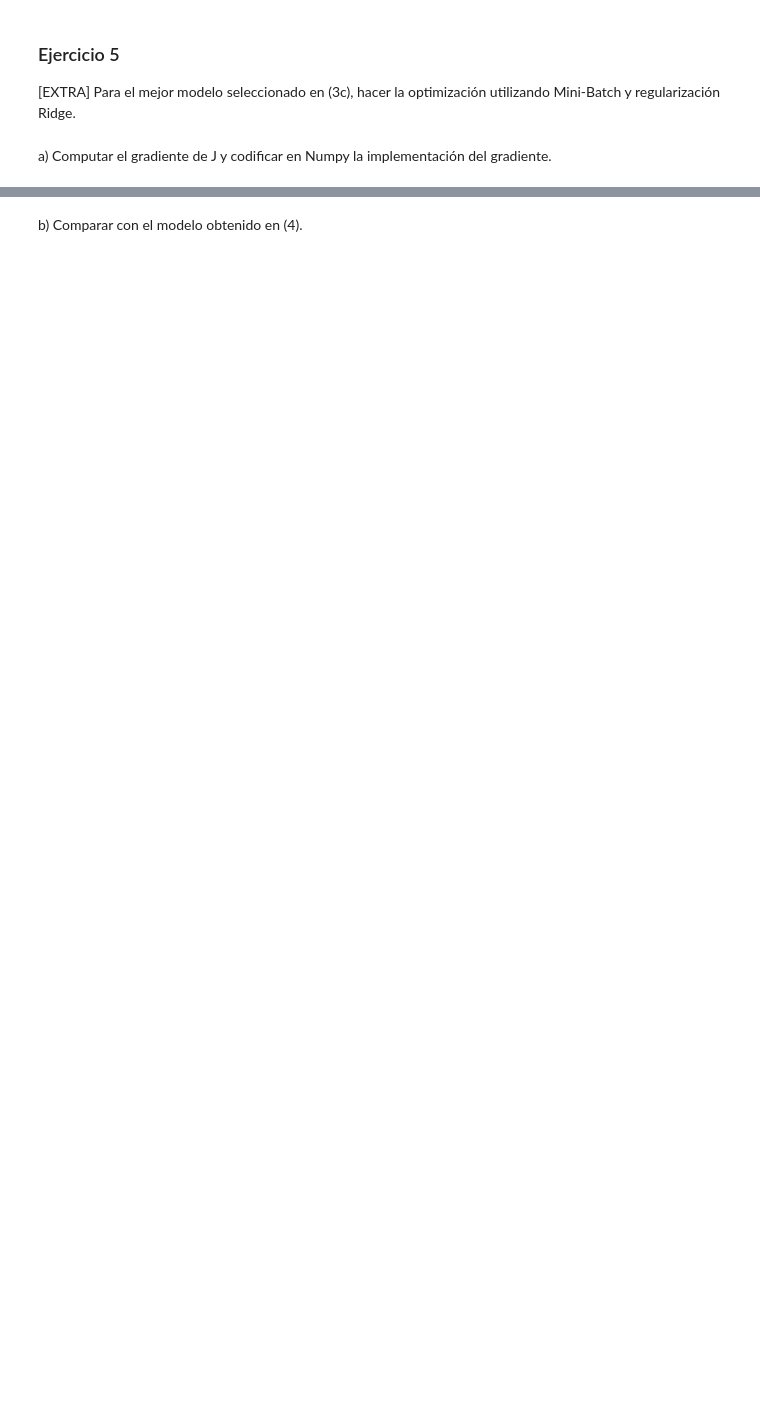
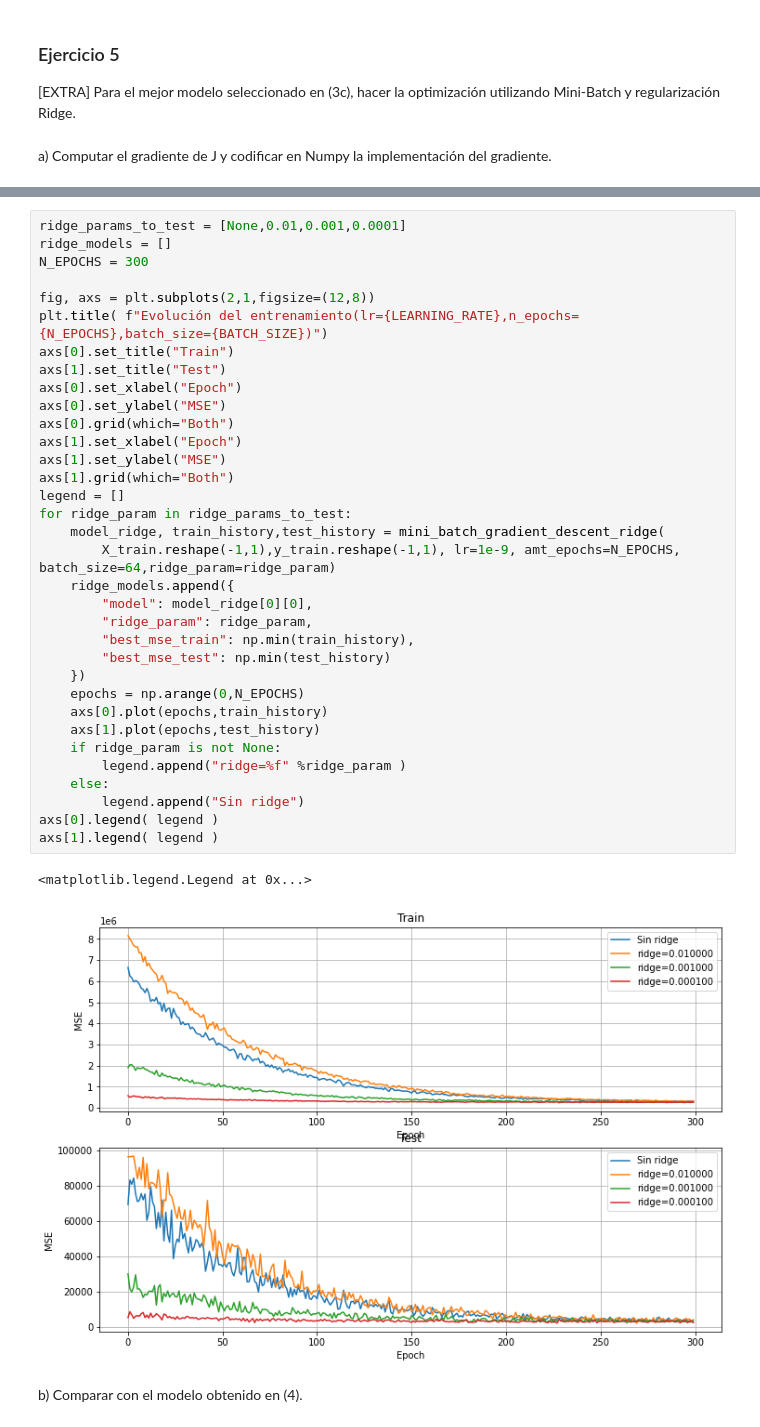
Before and after one commit to nhorro/ceai2020, a Jupyter notebook: intro_ai/clase_8_evaluacion/evaluacion.ipynb, the cells around one changed output, grey strips where cells are left out. Cells and saved outputs as stored; diff of their text form; blank space fills up the shorter version.

```diff
--- a/intro_ai/clase_8_evaluacion/evaluacion.ipynb
+++ b/intro_ai/clase_8_evaluacion/evaluacion.ipynb
@@ -435,2 +516,39 @@ a) Computar el gradiente de J y codificar en Numpy la implementación del gradie
+# %%
+ridge_params_to_test = [None,0.01,0.001,0.0001]
+ridge_models = []
+N_EPOCHS = 300
+
+fig, axs = plt.subplots(2,1,figsize=(12,8))
+plt.title( f"Evolución del entrenamiento(lr={LEARNING_RATE},n_epochs={N_EPOCHS},batch_size={BATCH_SIZE})")
+axs[0].set_title("Train")
+axs[1].set_title("Test")
+axs[0].set_xlabel("Epoch")
+axs[0].set_ylabel("MSE")
+axs[0].grid(which="Both")
+axs[1].set_xlabel("Epoch")
+axs[1].set_ylabel("MSE")
+axs[1].grid(which="Both")
+legend = []
+for ridge_param in ridge_params_to_test:
+    model_ridge, train_history,test_history = mini_batch_gradient_descent_ridge(
+        X_train.reshape(-1,1),y_train.reshape(-1,1), lr=1e-9, amt_epochs=N_EPOCHS, batch_size=64,ridge_param=ridge_param)
+    ridge_models.append({
+        "model": model_ridge[0][0],
+        "ridge_param": ridge_param,
+        "best_mse_train": np.min(train_history),
+        "best_mse_test": np.min(test_history)
+    })
+    epochs = np.arange(0,N_EPOCHS)
+    axs[0].plot(epochs,train_history)
+    axs[1].plot(epochs,test_history)
+    if ridge_param is not None:
+        legend.append("ridge=%f" %ridge_param )
+    else:
+        legend.append("Sin ridge")
+axs[0].legend( legend )
+axs[1].legend( legend )
+# %% [output]
+<matplotlib.legend.Legend at 0x...>
+[figure, added]
 # %% [markdown]
 b) Comparar con el modelo obtenido en (4).
```
Also changed, not shown: parts of 25 cells of this notebook.
